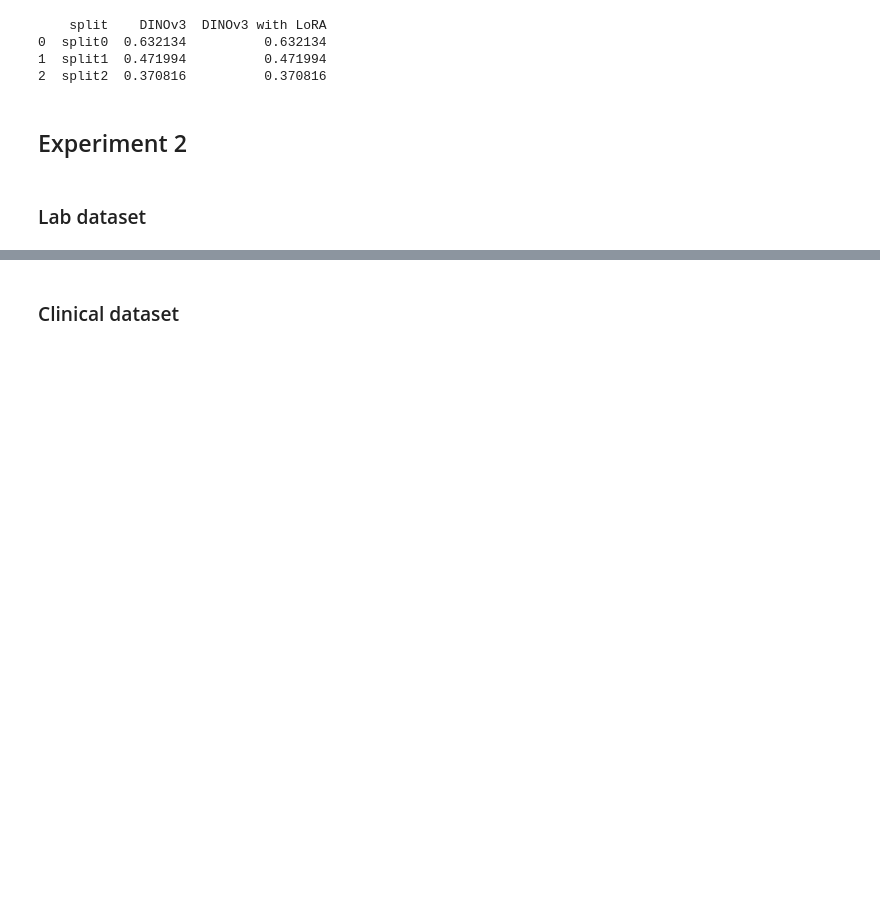
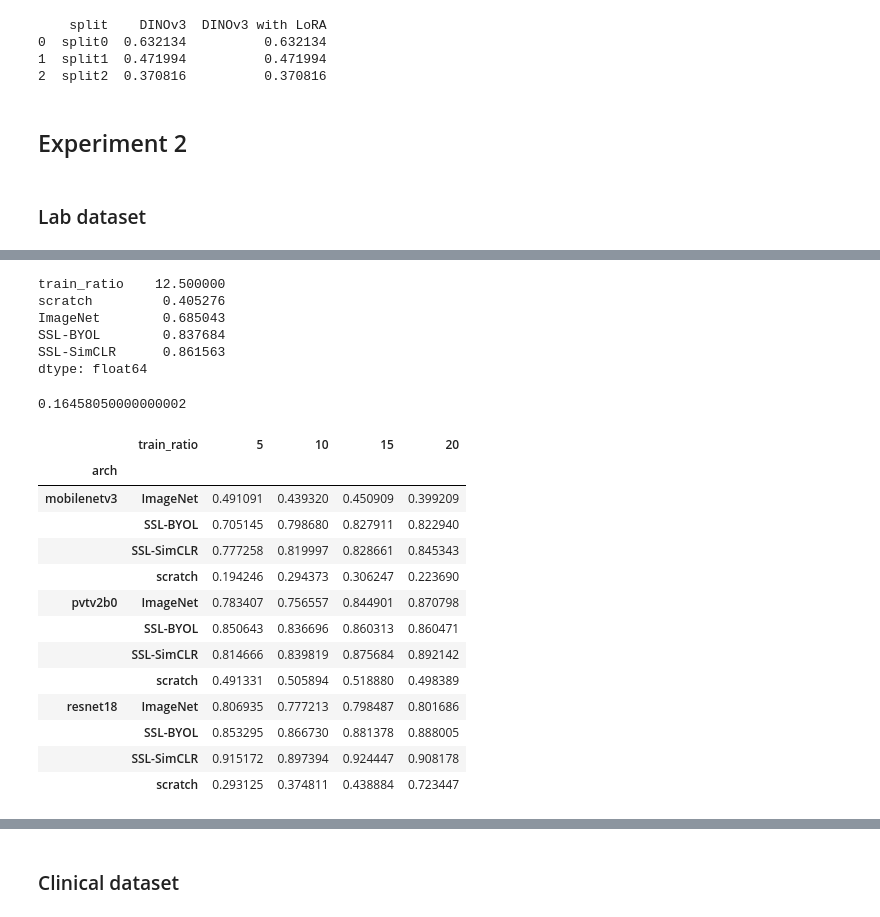
Before and after one commit to AnaJade/OCT_classification, a Jupyter notebook: brouillon.ipynb, the cells around one changed output, grey strips where cells are left out. Cells and saved outputs as stored; diff of their text form; code cells hidden in the pictures; blank space fills up the shorter version.

```diff
--- a/brouillon.ipynb
+++ b/brouillon.ipynb
@@ -946,0 +958,31 @@ resnet18    ImageNet    0.806935  0.777213  0.798487  0.801686
+# %%
+map_per_arch.mean(axis=0)
+# %% [output]
+train_ratio    12.500000
+scratch         0.405276
+ImageNet        0.685043
+SSL-BYOL        0.837684
+SSL-SimCLR      0.861563
+dtype: float64
+# %%
+((0.861563+0.837684)/2) - 0.685043
+# %% [output]
+0.16458050000000002
+# %%
+# Experiment 1 numerical results
+map_per_arch_print.T
+# %% [output]
+|  | train_ratio | 5 | 10 | 15 | 20 |
+| arch |  |  |  |  |  |
+| mobilenetv3 | ImageNet | 0.491091 | 0.439320 | 0.450909 | 0.399209 |
+|  | SSL-BYOL | 0.705145 | 0.798680 | 0.827911 | 0.822940 |
+|  | SSL-SimCLR | 0.777258 | 0.819997 | 0.828661 | 0.845343 |
+|  | scratch | 0.194246 | 0.294373 | 0.306247 | 0.223690 |
+| pvtv2b0 | ImageNet | 0.783407 | 0.756557 | 0.844901 | 0.870798 |
+|  | SSL-BYOL | 0.850643 | 0.836696 | 0.860313 | 0.860471 |
+|  | SSL-SimCLR | 0.814666 | 0.839819 | 0.875684 | 0.892142 |
+|  | scratch | 0.491331 | 0.505894 | 0.518880 | 0.498389 |
+| resnet18 | ImageNet | 0.806935 | 0.777213 | 0.798487 | 0.801686 |
+|  | SSL-BYOL | 0.853295 | 0.866730 | 0.881378 | 0.888005 |
+|  | SSL-SimCLR | 0.915172 | 0.897394 | 0.924447 | 0.908178 |
+|  | scratch | 0.293125 | 0.374811 | 0.438884 | 0.723447 |
```
Also changed, not shown: parts of 20 cells of this notebook, 3 other files.
